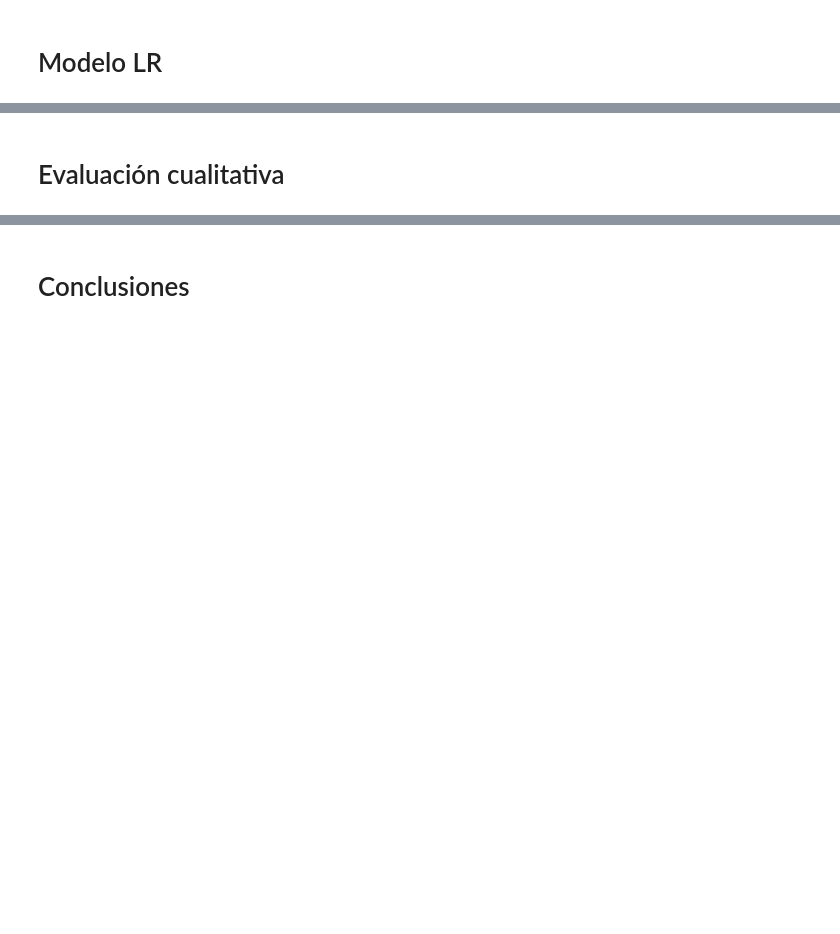
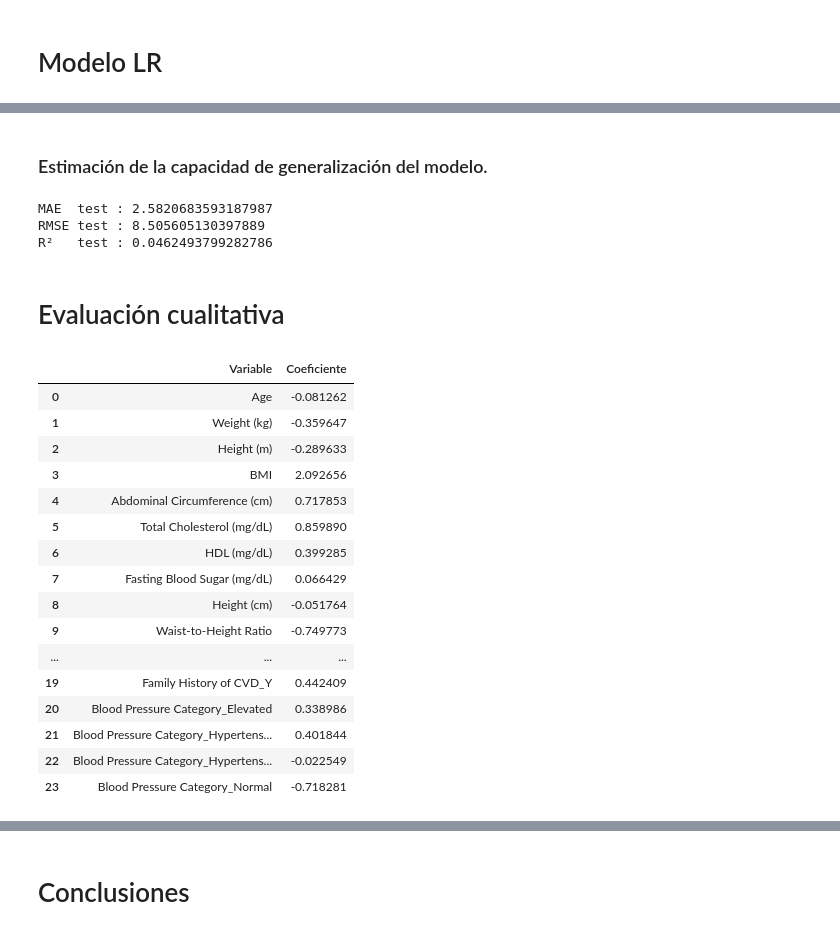
Before and after one commit to ML-2026-10/Lab1-LinearRegression, a Jupyter notebook: ml_lab1.ipynb, the cells around one changed output, grey strips where cells are left out. Saved outputs shown, nothing was run; the diff lists cells and outputs as text; code cells hidden in the pictures; blank space fills up the shorter version.

```diff
--- a/ml_lab1.ipynb
+++ b/ml_lab1.ipynb
@@ -601,0 +684,6 @@ df_final.head()
+# %%
+TARGET = "CVD Risk Score"
+X = df_final.drop(columns=[TARGET])
+y = df_final[TARGET].astype(float)
+
+X_train, X_test, y_train, y_test = train_test_split( X, y, test_size=0.25, random_state=42)
@@ -601,0 +791,10 @@ df_final.head()
+# %%
+Xt_train = pipe.fit_transform(X_train)
+feature_names = pipe.named_steps["preprocesamiento"].get_feature_names_out()
+Xt_train_df = pd.DataFrame(
+    Xt_train.toarray() if hasattr(Xt_train, "toarray") else Xt_train,
+    columns=feature_names,
+    index=X_train.index
+)
+
+Xt_train_df.head()
@@ -601,0 +811,6 @@ df_final.head()
+# %%
+Modelo = LinearRegression()
+# Modelo = Ridge(alpha=0.8)
+# Modelo = Lasso(alpha=0.1)
+
+Modelo.fit(Xt_train_df,y_train)
@@ -602,2 +839,58 @@ df_final.head()
+# %% [markdown]
+### Estimación de la capacidad de generalización del modelo.
+# %%
+Xt_test = pipe.transform(X_test)
+
+feature_names = pipe.named_steps["preprocesamiento"].get_feature_names_out()
+Xt_test_df = pd.DataFrame(
+    Xt_test.toarray() if hasattr(Xt_test, "toarray") else Xt_test,
+    columns=feature_names,
+    index=X_test.index
+)
+
+y_test_pred = Modelo.predict(Xt_test_df) # predicciones
+
+mae_test = mean_absolute_error(y_test, y_test_pred)
+print("MAE  test :", mae_test)
+
+mse_test = mean_squared_error(y_test, y_test_pred)
+rmse_test = np.sqrt(mse_test)
+print("RMSE test :", rmse_test)
+
+r2_test = r2_score(y_test, y_test_pred)
+print("R²   test :", r2_test)
+# %% [output]
+MAE  test : 2.5820683593187987
+RMSE test : 8.505605130397889
+R²   test : 0.0462493799282786
 # %% [markdown]
 # Evaluación cualitativa
+# %%
+feature_names = pipe.named_steps["preprocesamiento"].get_feature_names_out()
+feature_names = [
+    name.replace("num__", "").replace("cat__", "")
+    for name in feature_names
+]
+coef_df = pd.DataFrame({
+    "Variable": feature_names,
+    "Coeficiente": Modelo.coef_
+})
+coef_df
+# %% [output]
+|  | Variable | Coeficiente |
+| 0 | Age | -0.081262 |
+| 1 | Weight (kg) | -0.359647 |
+| 2 | Height (m) | -0.289633 |
+| 3 | BMI | 2.092656 |
+| 4 | Abdominal Circumference (cm) | 0.717853 |
+| 5 | Total Cholesterol (mg/dL) | 0.859890 |
+| 6 | HDL (mg/dL) | 0.399285 |
+| 7 | Fasting Blood Sugar (mg/dL) | 0.066429 |
+| 8 | Height (cm) | -0.051764 |
+| 9 | Waist-to-Height Ratio | -0.749773 |
+| ... | ... | ... |
+| 19 | Family History of CVD_Y | 0.442409 |
+| 20 | Blood Pressure Category_Elevated | 0.338986 |
+| 21 | Blood Pressure Category_Hypertens... | 0.401844 |
+| 22 | Blood Pressure Category_Hypertens... | -0.022549 |
+| 23 | Blood Pressure Category_Normal | -0.718281 |
```
Also changed, not shown: parts of 41 cells of this notebook.
